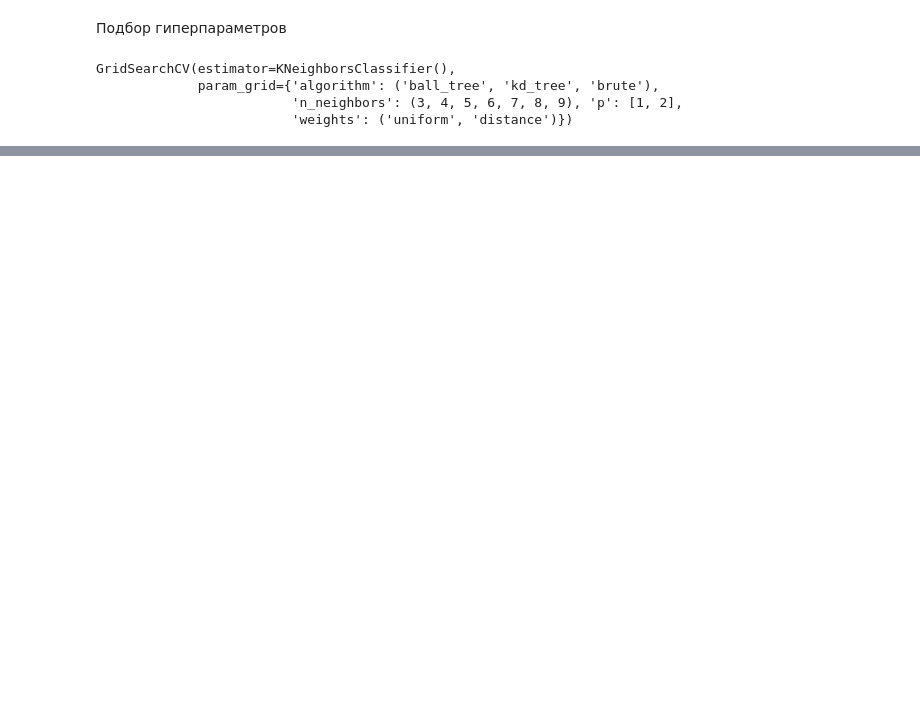
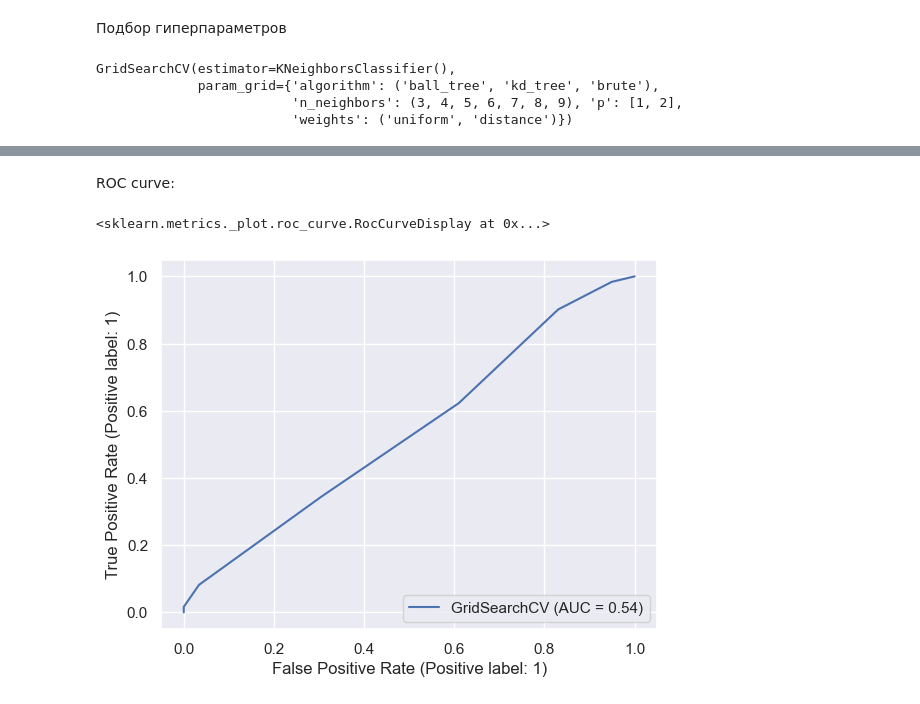
Before and after one commit to MonyaS/Hilell_tasks, a Jupyter notebook: лекция 6/task 6.ipynb, the cells around one changed output, grey strips where cells are left out. Cells and saved outputs as stored; diff of their text form; code cells hidden in the pictures; blank space fills up the shorter version.

```diff
--- a/лекция 6/task 6.ipynb
+++ b/лекция 6/task 6.ipynb
@@ -299,0 +379,7 @@ MSE: 0.23163841807909605
+# %% [markdown]
+ROC curve:
+# %%
+metrics.plot_roc_curve(clf_M_F,datasets_M_F["test"]["data"], datasets_M_F["test"]["target"])
+# %% [output]
+<sklearn.metrics._plot.roc_curve.RocCurveDisplay at 0x...>
+[figure, added]
```
Also changed, not shown: parts of 24 cells of this notebook, 4 other files.
